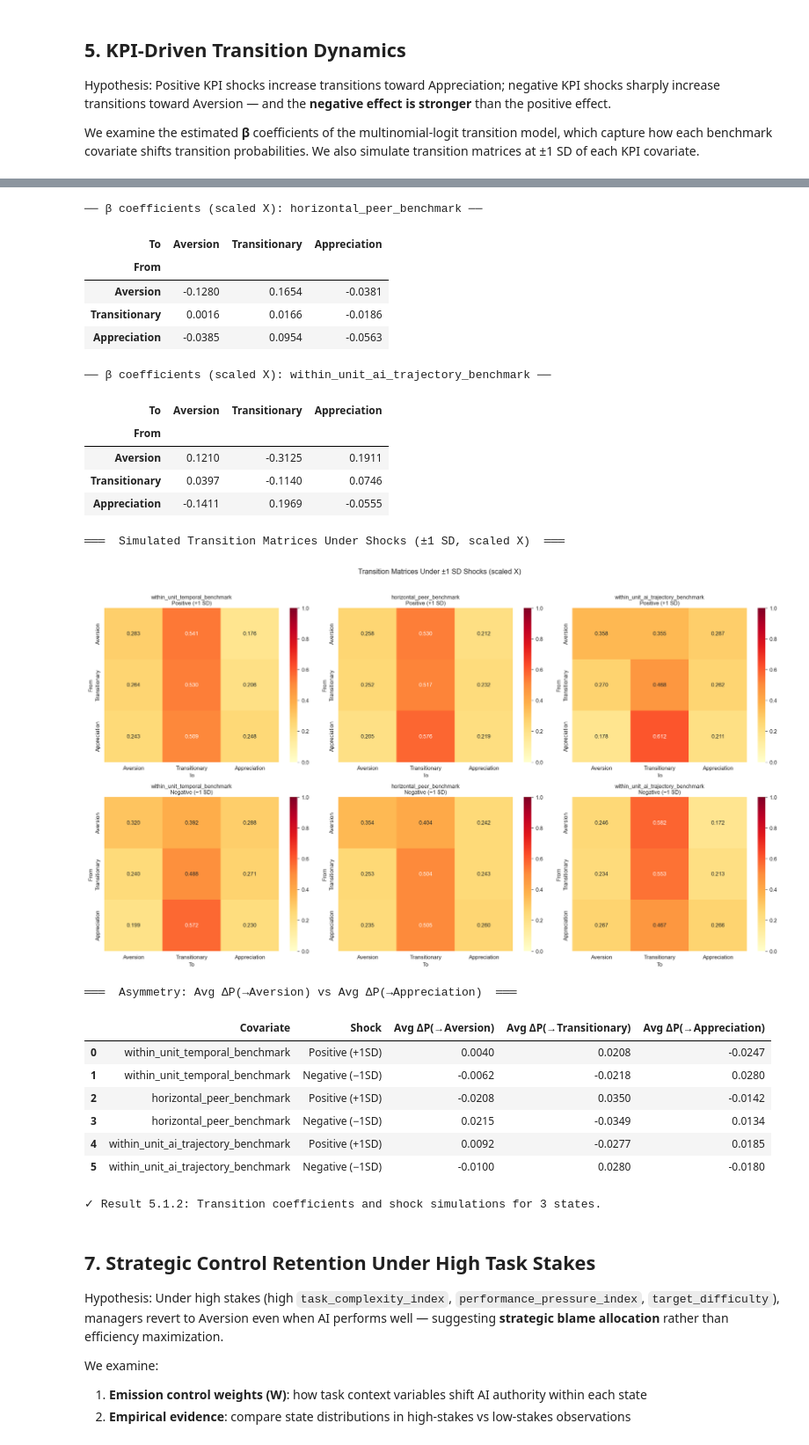
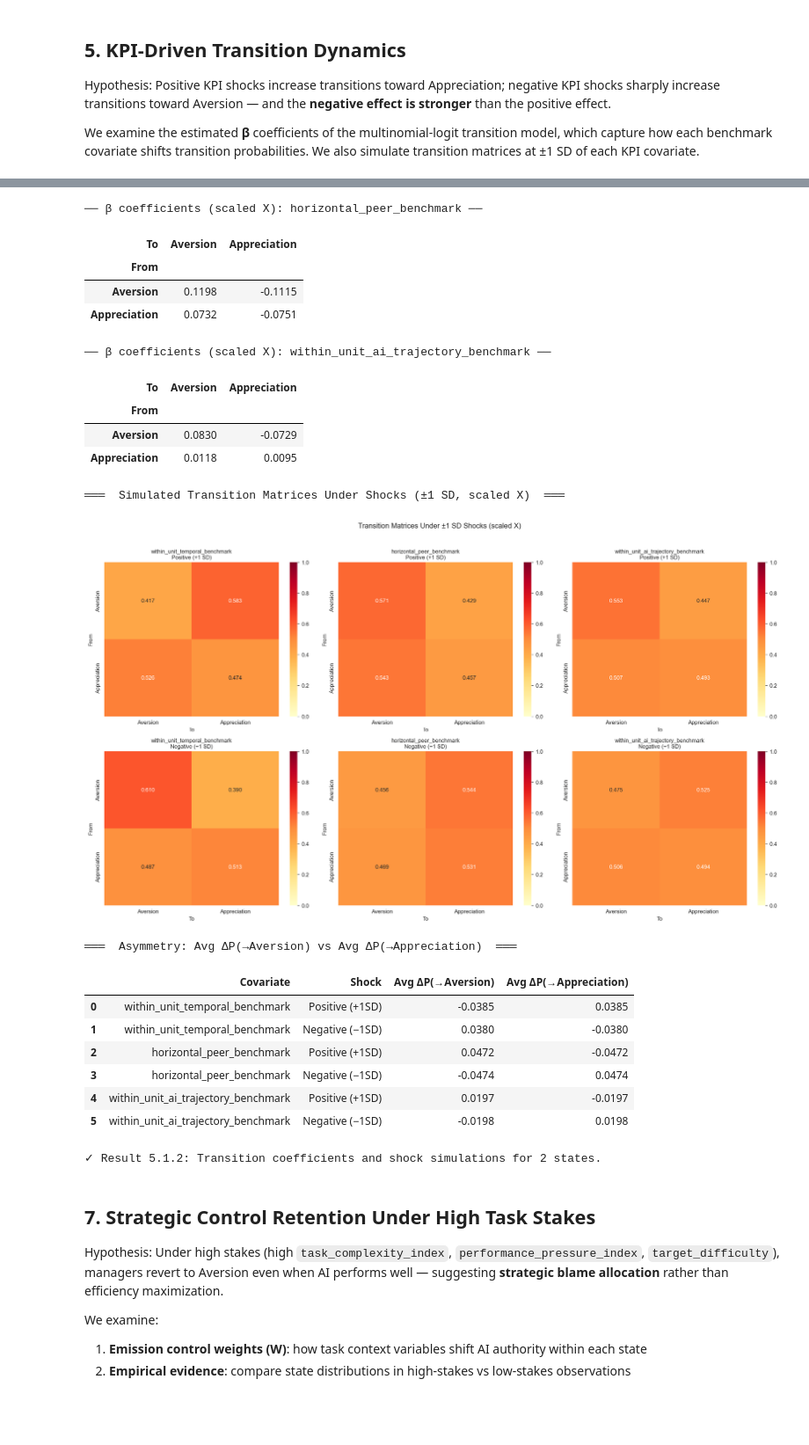
Before and after one commit to kaki1995/Triadic-Human-AI-Delegation, a Jupyter notebook: data_analysis/hmm_2_emissions_v1.ipynb, the cells around one changed output, grey strips where cells are left out. Shown at 88% size. Saved outputs shown, nothing was run; the diff lists cells and outputs as text; code cells hidden in the pictures; blank space fills up the shorter version.

```diff
--- a/data_analysis/hmm_2_emissions_v1.ipynb
+++ b/data_analysis/hmm_2_emissions_v1.ipynb
@@ -1660,8 +1659,9 @@ Hypothesis: Positive KPI shocks increase transitions toward Appreciation; negati
 
 We examine the estimated **β** coefficients of the multinomial-logit transition model, which capture how each benchmark covariate shifts transition probabilities. We also simulate transition matrices at ±1 SD of each KPI covariate.
 # %%
+
 # ============================================================
-# 5.1.2  Asymmetric KPI-Driven State Transitions (3-state version)
+# 5.1.2  KPI-Driven State Transitions (J-aware: works for J=2 or J=3)
 # ============================================================
 
 import numpy as np
@@ -1675,13 +1675,13 @@ best_J = int(best_J_final) if "best_J_final" in globals() else int(best_J)
 assert "label_map" in globals(), "label_map not found. Run STATE LABELING cell first."
 assert "state_order_1idx" in globals(), "state_order_1idx not found. Run STATE LABELING cell first."
 
-# Display order: Aversion → Transitionary → Appreciation
+# Display order: Aversion → [Transitionary →] Appreciation
 state_display_order_0 = [s - 1 for s in state_order_1idx]
 label_order = [label_map[s] for s in state_order_1idx]
 
 aversion_idx0      = state_display_order_0[0]
-transitionary_idx0 = state_display_order_0[1]
-appreciation_idx0  = state_display_order_0[2]
+appreciation_idx0  = state_display_order_0[-1]   # works for J=2 and J=3
+transitionary_idx0 = state_display_order_0[1] if len(state_display_order_0) > 2 else None
 
 # ------------------------------------------------------------
 # 0) Infer P from the fitted model
@@ -1799,25 +1799,28 @@ for cov_name, p_idx in kpi_covariates:
 
         d_to_av, d_to_trans, d_to_app = [], [], []
         for i0 in range(best_J):
-            p_base = softmax(best_model.alpha[i0])
+            p_base  = softmax(best_model.alpha[i0])
             p_shock = softmax(best_model.alpha[i0] + best_model.beta[i0] @ x_vec)
 
             d_to_av.append(p_shock[aversion_idx0] - p_base[aversion_idx0])
-            d_to_trans.append(p_shock[transitionary_idx0] - p_base[transitionary_idx0])
+            if transitionary_idx0 is not None:
+                d_to_trans.append(p_shock[transitionary_idx0] - p_base[transitionary_idx0])
             d_to_app.append(p_shock[appreciation_idx0] - p_base[appreciation_idx0])
 
-        asym_rows.append({
+        row = {
             "Covariate": cov_name,
             "Shock": shock_label,
             "Avg ΔP(→Aversion)": round(float(np.mean(d_to_av)), 4),
-            "Avg ΔP(→Transitionary)": round(float(np.mean(d_to_trans)), 4),
             "Avg ΔP(→Appreciation)": round(float(np.mean(d_to_app)), 4),
-        })
+        }
+        if transitionary_idx0 is not None:
+            row["Avg ΔP(→Transitionary)"] = round(float(np.mean(d_to_trans)), 4)
+        asym_rows.append(row)
 
 asym_df = pd.DataFrame(asym_rows)
 display(asym_df)
 
-print("\n✓ Result 5.1.2: Transition coefficients and shock simulations for 3 states.")
+print(f"\n✓ Result 5.1.2: Transition coefficients and shock simulations for {best_J} states.")
 # %% [output]
 Detected transition covariates in model: P = 7
 Transition covariate labels used: ['within_unit_temporal_benchmark', 'horizontal_peer_benchmark', 'within_unit_ai_trajectory_benchmark', 'threshold_benchmark', 'transparency_moderator', 'x_cov_5', 'x_ ...
@@ -1834,26 +1836,24 @@ Transition covariate labels used: ['within_unit_temporal_benchmark', 'horizontal
 ── β coefficients (scaled X): horizontal_peer_benchmark ──
-| To | Aversion | Transitionary | Appreciation |
-| From |  |  |  |
-| Aversion | -0.1280 | 0.1654 | -0.0381 |
-| Transitionary | 0.0016 | 0.0166 | -0.0186 |
-| Appreciation | -0.0385 | 0.0954 | -0.0563 |
+| To | Aversion | Appreciation |
+| From |  |  |
+| Aversion | 0.1198 | -0.1115 |
+| Appreciation | 0.0732 | -0.0751 |
 ── β coefficients (scaled X): within_unit_ai_trajectory_benchmark ──
-| To | Aversion | Transitionary | Appreciation |
-| From |  |  |  |
-| Aversion | 0.1210 | -0.3125 | 0.1911 |
-| Transitionary | 0.0397 | -0.1140 | 0.0746 |
-| Appreciation | -0.1411 | 0.1969 | -0.0555 |
+| To | Aversion | Appreciation |
+| From |  |  |
+| Aversion | 0.0830 | -0.0729 |
+| Appreciation | 0.0118 | 0.0095 |
 ═══  Simulated Transition Matrices Under Shocks (±1 SD, scaled X)  ═══
-[figure, old version]
+[figure, new version]
 ═══  Asymmetry: Avg ΔP(→Aversion) vs Avg ΔP(→Appreciation)  ═══
-|  | Covariate | Shock | Avg ΔP(→Aversion) | Avg ΔP(→Transitionary) | Avg ΔP(→Appreciation) |
-| 0 | within_unit_temporal_benchmark | Positive (+1SD) | 0.0040 | 0.0208 | -0.0247 |
-| 1 | within_unit_temporal_benchmark | Negative (−1SD) | -0.0062 | -0.0218 | 0.0280 |
-| 2 | horizontal_peer_benchmark | Positive (+1SD) | -0.0208 | 0.0350 | -0.0142 |
-| 3 | horizontal_peer_benchmark | Negative (−1SD) | 0.0215 | -0.0349 | 0.0134 |
-| 4 | within_unit_ai_trajectory_benchmark | Positive (+1SD) | 0.0092 | -0.0277 | 0.0185 |
-| 5 | within_unit_ai_trajectory_benchmark | Negative (−1SD) | -0.0100 | 0.0280 | -0.0180 |
+|  | Covariate | Shock | Avg ΔP(→Aversion) | Avg ΔP(→Appreciation) |
+| 0 | within_unit_temporal_benchmark | Positive (+1SD) | -0.0385 | 0.0385 |
+| 1 | within_unit_temporal_benchmark | Negative (−1SD) | 0.0380 | -0.0380 |
+| 2 | horizontal_peer_benchmark | Positive (+1SD) | 0.0472 | -0.0472 |
+| 3 | horizontal_peer_benchmark | Negative (−1SD) | -0.0474 | 0.0474 |
+| 4 | within_unit_ai_trajectory_benchmark | Positive (+1SD) | 0.0197 | -0.0197 |
+| 5 | within_unit_ai_trajectory_benchmark | Negative (−1SD) | -0.0198 | 0.0198 |
-✓ Result 5.1.2: Transition coefficients and shock simulations for 3 states.
+✓ Result 5.1.2: Transition coefficients and shock simulations for 2 states.
 # %% [markdown]
 <a id="7-strategic-control-retention-under-high-task-stakes"></a>
 ## 7. Strategic Control Retention Under High Task Stakes
```
Also changed, not shown: parts of 6 cells of this notebook.
